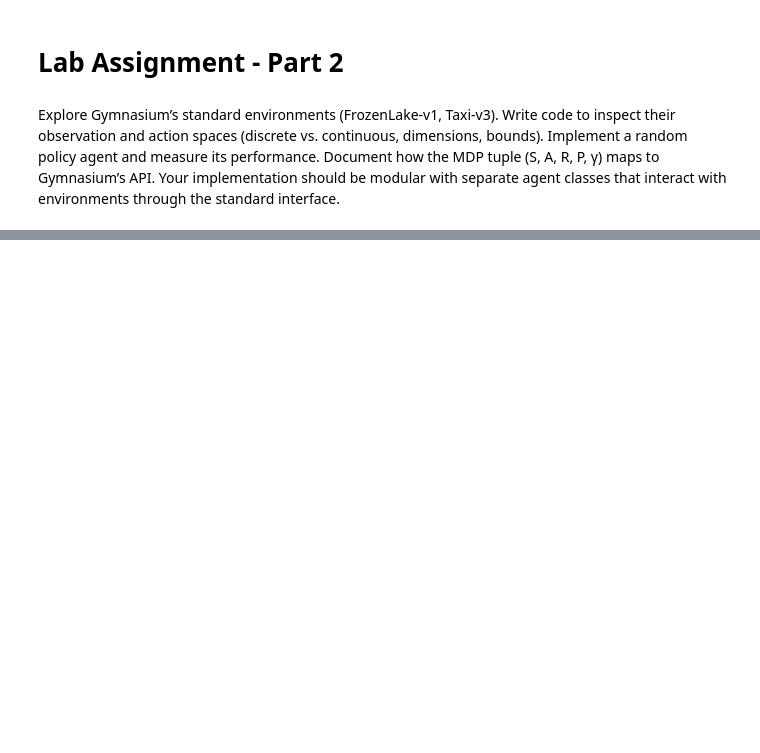
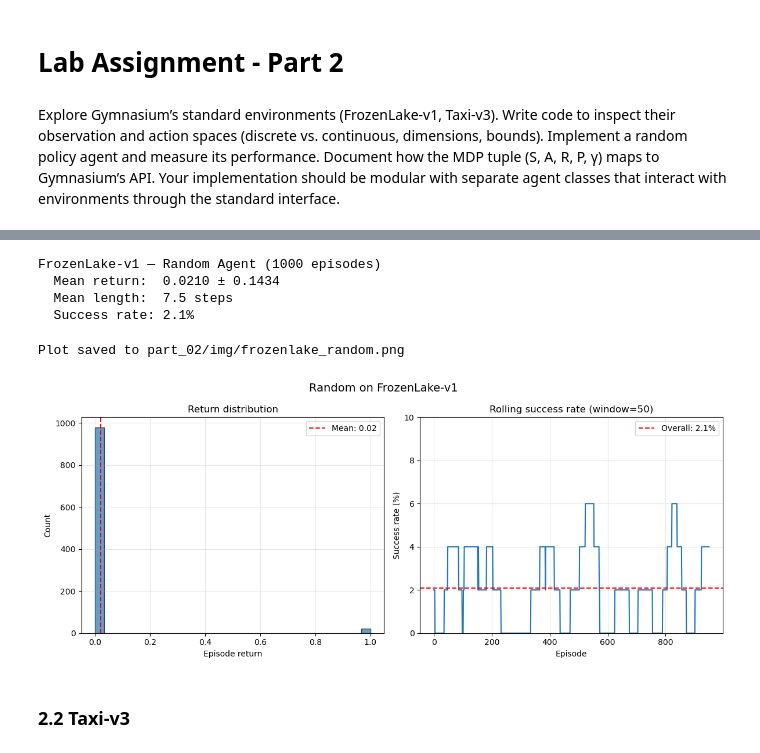
Before and after one commit to craig-rudman/MSDS684, a Jupyter notebook: W1/MSDS684_W1_Lab.ipynb, the cells around one changed output, grey strips where cells are left out. Drawn from its saved outputs; the diff is of its cells as text; code cells hidden in the pictures; blank space fills up the shorter version.

Commit message:
Implemented Part 2

```diff
--- a/W1/MSDS684_W1_Lab.ipynb
+++ b/W1/MSDS684_W1_Lab.ipynb
@@ -126,0 +221,10 @@ Explore Gymnasium’s standard environments (FrozenLake-v1, Taxi-v3). Write code
+# %%
+import gymnasium as gym
+from part_02.src.env_inspector import inspect_env, format_inspection, get_transition_table
+
+# Create FrozenLake with stochastic dynamics (is_slippery=True is the default)
+fl_env = gym.make("FrozenLake-v1", is_slippery=True)
+
+# Inspect observation and action spaces
+fl_info = inspect_env(fl_env)
+print(format_inspection(fl_info))
@@ -126,0 +276,29 @@ Explore Gymnasium’s standard environments (FrozenLake-v1, Taxi-v3). Write code
+# %%
+from part_02.src.agents import RandomAgent
+from part_02.src.runner import run_episodes
+
+# Run 1000 episodes with a random agent
+fl_agent = RandomAgent(fl_env.action_space)
+fl_result = run_episodes(fl_env, fl_agent, n_episodes=1000)
+
+# Print summary statistics
+s = fl_result.summary()
+print(f"FrozenLake-v1 — Random Agent ({s['n_episodes']} episodes)")
+print(f"  Mean return:  {s['mean_return']:.4f} ± {s['std_return']:.4f}")
+print(f"  Mean length:  {s['mean_length']:.1f} steps")
+print(f"  Success rate: {s['success_rate']:.1f}%")
+# %% [output]
+FrozenLake-v1 — Random Agent (1000 episodes)
+  Mean return:  0.0210 ± 0.1434
+  Mean length:  7.5 steps
+  Success rate: 2.1%
+# %%
+from part_02.src.plotting import plot_episode_metrics
+
+plot_episode_metrics(fl_result, save_path="part_02/img/frozenlake_random.png")
+print("Plot saved to part_02/img/frozenlake_random.png")
+# %% [output]
+Plot saved to part_02/img/frozenlake_random.png
+[figure, added]
+# %% [markdown]
+### 2.2 Taxi-v3
```
Also changed, not shown: parts of 14 cells of this notebook, 7 other files.
